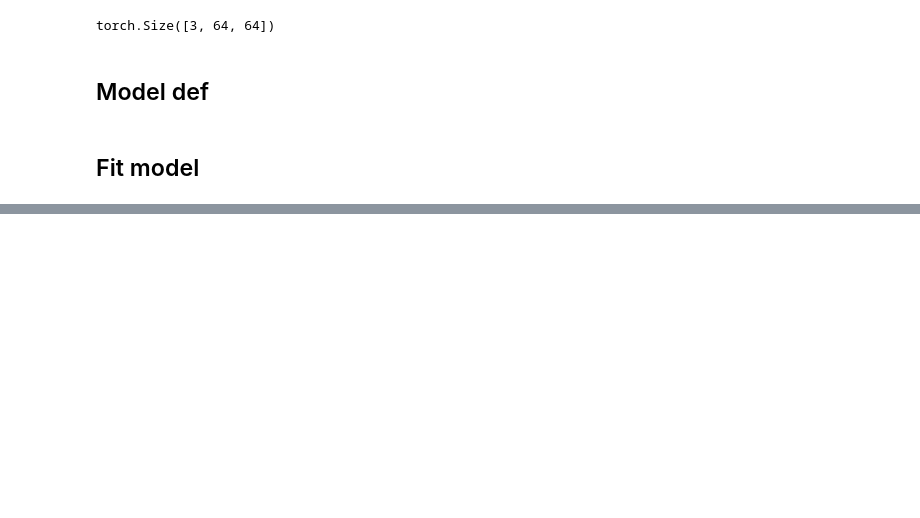
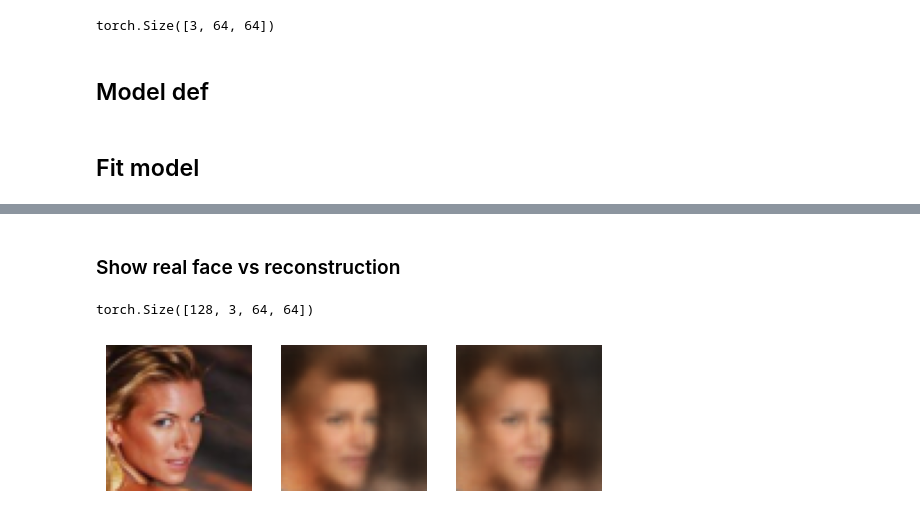
Before and after one commit to drewdahlquist/CS8770, a Jupyter notebook: final/main.ipynb, the cells around one changed output, grey strips where cells are left out. Saved outputs shown, nothing was run; the diff lists cells and outputs as text; code cells hidden in the pictures; blank space fills up the shorter version.

Commit message:
final notebook

```diff
--- a/final/main.ipynb
+++ b/final/main.ipynb
@@ -174,0 +213,33 @@ plt.show()
+# %% [markdown]
+### Show real face vs reconstruction
+# %%
+from tqdm.notebook import tqdm # status bar
+
+num_epochs = 1
+
+model.eval()
+for epoch in range(num_epochs):
+    for batch_idx, (images, _) in enumerate(tqdm(dataloader)):
+        with torch.no_grad():
+            x_recon, mu, logvar = model(images)
+            print(images.shape)
+
+            # write encoding to file for later use
+            torch.save({'mu': mu, 'logvar': logvar}, 'encoding.pt')
+            #torch.save(model.encode(images), 'encoding.pt')
+            data = torch.load('encoding.pt')
+            test = model.decode(model.reparameterize(data['mu'],data['logvar']))
+
+            fig, axes = plt.subplots(ncols=3)
+            axes[0].imshow(images[0].squeeze().detach().permute(1,2,0))
+            axes[0].axis('off')
+            axes[1].imshow(x_recon[0].squeeze().detach().permute(1,2,0))
+            axes[1].axis('off')
+            axes[2].imshow(test[0].squeeze().detach().permute(1,2,0))
+            axes[2].axis('off')
+            plt.show()
+
+            break
+# %% [output]
+torch.Size([128, 3, 64, 64])
+[figure, added]
```
Also changed, not shown: parts of 16 cells of this notebook.
